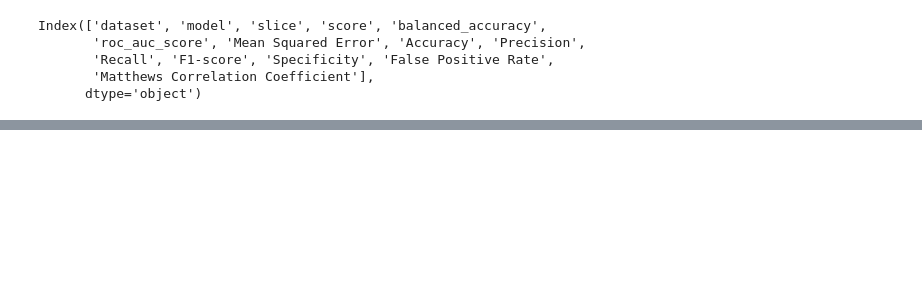
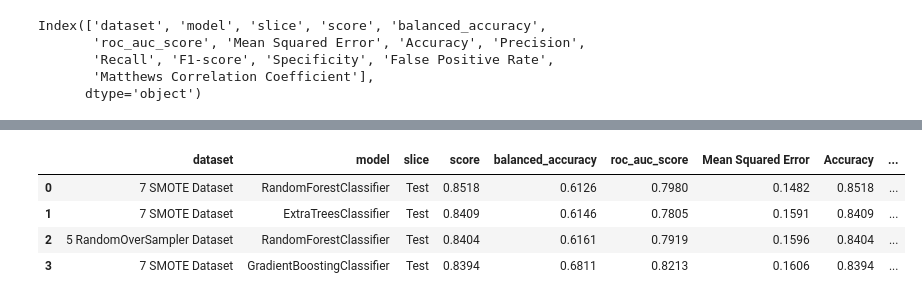
Before and after one commit to jflachman/DU-project-2, a Jupyter notebook: brfss_2015/3_performance_report.ipynb, the cells around one changed output, grey strips where cells are left out. Saved outputs shown, nothing was run; the diff lists cells and outputs as text; code cells hidden in the pictures; blank space fills up the shorter version.

```diff
--- a/brfss_2015/3_performance_report.ipynb
+++ b/brfss_2015/3_performance_report.ipynb
@@ -251,0 +313,13 @@ However, the binary dataset performed best.
+# %%
+# Find all rows that exist in all three filtered results.
+df_columns = list(sorted_df2.columns)
+merged_df = pd.merge(sorted_df1, sorted_df2, on=df_columns, how='inner')
+merge_df2 = pd.merge(merged_df, sorted_df3, on=df_columns, how='inner')
+
+merge_df2
+# %% [output]
+|  | dataset | model | slice | score | balanced_accuracy | roc_auc_score | Mean Squared Error | Accuracy | ... |
+| 0 | 7 SMOTE Dataset | RandomForestClassifier | Test | 0.8518 | 0.6126 | 0.7980 | 0.1482 | 0.8518 | ... |
+| 1 | 7 SMOTE Dataset | ExtraTreesClassifier | Test | 0.8409 | 0.6146 | 0.7805 | 0.1591 | 0.8409 | ... |
+| 2 | 5 RandomOverSampler Dataset | RandomForestClassifier | Test | 0.8404 | 0.6161 | 0.7919 | 0.1596 | 0.8404 | ... |
+| 3 | 7 SMOTE Dataset | GradientBoostingClassifier | Test | 0.8394 | 0.6811 | 0.8213 | 0.1606 | 0.8394 | ... |
```
Also changed, not shown: parts of 21 cells of this notebook, 20 other files.
